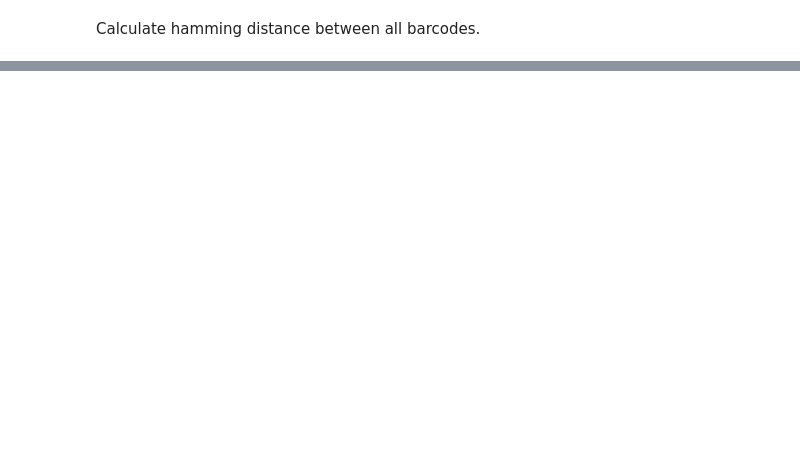
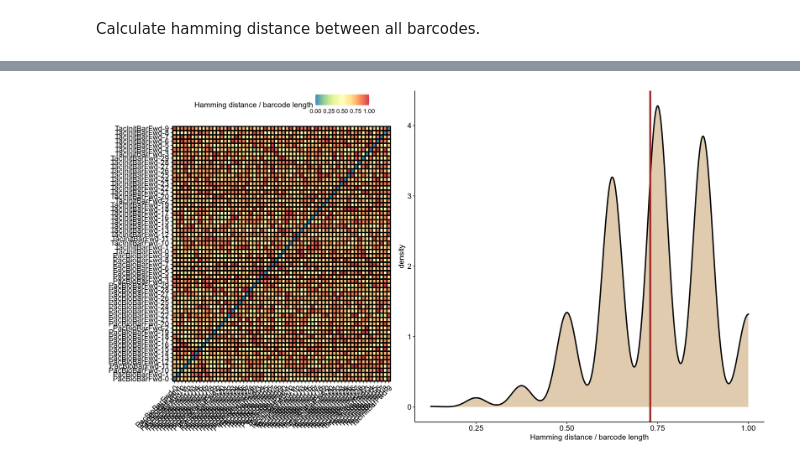
Before and after one commit to EthanHolleman/misc-jupyter-notebooks, a Jupyter notebook: pacBio/PacBioPrimers.ipynb, the cells around one changed output, grey strips where cells are left out. Drawn from its saved outputs; the diff is of its cells as text; code cells hidden in the pictures; blank space fills up the shorter version.

Commit message:
add designed primers

```diff
--- a/pacBio/PacBioPrimers.ipynb
+++ b/pacBio/PacBioPrimers.ipynb
@@ -184,7 +190,7 @@ total_t7_init_primers = 15
 t7_init_primers = []
 for i in range(total_t7_init_primers):
     t7_init_primers.append(
-        BarcodedPrimer(f'T7InitBarFwd-{i}', barcoded_target)
+        BarcodedPrimer(f'PacBioBarFwd-{i}', barcoded_target)
     )
     t7_init_primers[i].optimize_overhang()
 # %% [output]
@@ -365,0 +353,22 @@ plt.colorbar(c)
+# %%
+all_barcode_primers = tac_init_primers + t7_init_primers
+# %%
+ham_dist = []
+for p1 in all_barcode_primers:
+    for p2 in all_barcode_primers:
+        ham_dist.append(
+            {
+                'p1_name': p1.name,
+                'p2_name': p2.name,
+                'ham_dist': ham(p1.overhang_seq, p2.overhang_seq),
+                'p1_id': int(p1.name.split('-')[-1]),
+                'p2_id': int(p2.name.split('-')[-1]),
+                'group': '1'
+
+            }
+
+        )
+
+ham_dist_table = pd.DataFrame(ham_dist)
+ham_dist_table = ham_dist_table.sort_values(by=['p1_id', 'p2_id'])
+ham_dist_table
@@ -365,0 +398,23 @@ plt.colorbar(c)
+# %%
+%%R -i ham_dist_table -w 15 -h 8 --units in -r 200
+
+grid <- ggplot(
+    ham_dist_table,
+    aes(x=p1_name, y=p2_name, fill=ham_dist)
+    ) + geom_tile(color='black', size=1) +
+    scale_fill_distiller(palette='Spectral') + theme_pubr() +
+    theme(axis.text.x = element_text(angle = 45, hjust=1)) +
+    labs(x='', y='', fill='Hamming distance / barcode length')
+
+box <- ggplot(
+    subset(ham_dist_table, ham_dist > 0),
+    aes(x=ham_dist)
+    ) + geom_density(color='black', size=1, fill='tan', alpha=0.7) +
+    scale_fill_brewer(palette='Spectral') + theme_pubr() +
+    labs(x='Hamming distance / barcode length') +
+    geom_vline(xintercept=mean(ham_dist_table$ham_dist), size=1.5, color='#9c2828')
+
+
+ggarrange(grid, box, widths = c(1, 1.25))
+# %% [output]
+[figure, added]
```
Also changed, not shown: parts of 36 cells of this notebook, 5 other files.
